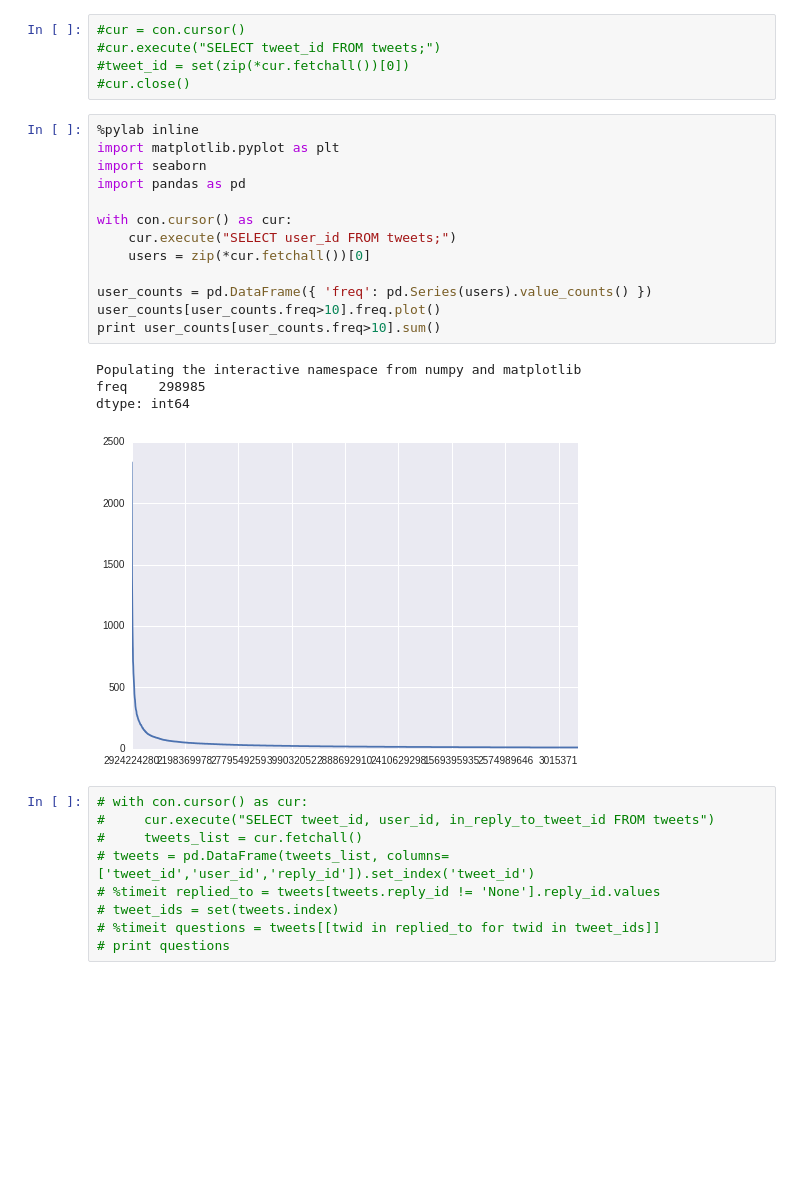
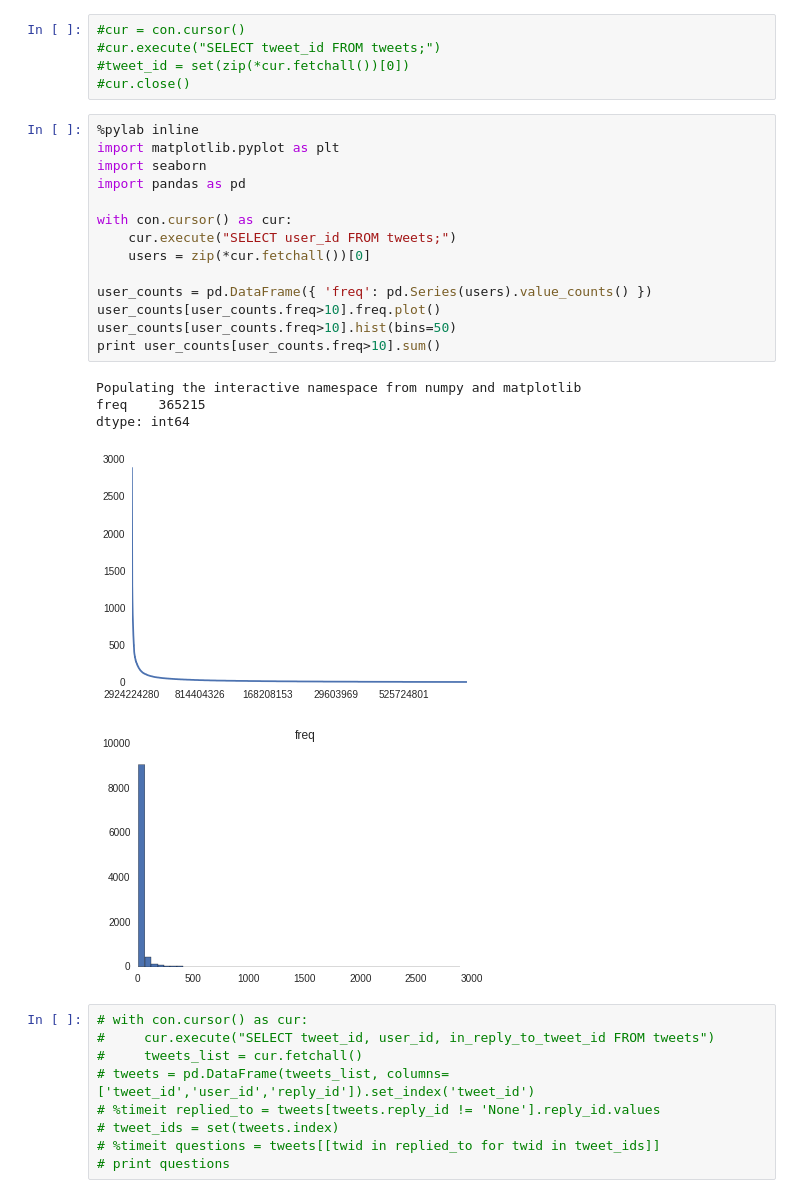
Before and after one commit to pcallier/insight, a Jupyter notebook: notebooks/Explore.ipynb, the cells around one changed output. Drawn from its saved outputs; the diff is of its cells as text; blank space fills up the shorter version.

Commit message:
Explored friend/follower count

```diff
--- a/notebooks/Explore.ipynb
+++ b/notebooks/Explore.ipynb
@@ -17,21 +17,23 @@ print con
 # %%
 %pylab inline
 import matplotlib.pyplot as plt
 import seaborn
 import pandas as pd
 
 with con.cursor() as cur:
     cur.execute("SELECT user_id FROM tweets;")
     users = zip(*cur.fetchall())[0]
 
 user_counts = pd.DataFrame({ 'freq': pd.Series(users).value_counts() })
 user_counts[user_counts.freq>10].freq.plot()
+user_counts[user_counts.freq>10].hist(bins=50)
 print user_counts[user_counts.freq>10].sum()
 # %% [output]
 Populating the interactive namespace from numpy and matplotlib
-freq    298985
+freq    365215
 dtype: int64
-[figure, old version]
+[figure, new version]
+[figure, added]
 # %%
 # with con.cursor() as cur:
 #     cur.execute("SELECT tweet_id, user_id, in_reply_to_tweet_id FROM tweets")
```
Also changed, not shown: parts of 19 cells of this notebook.
